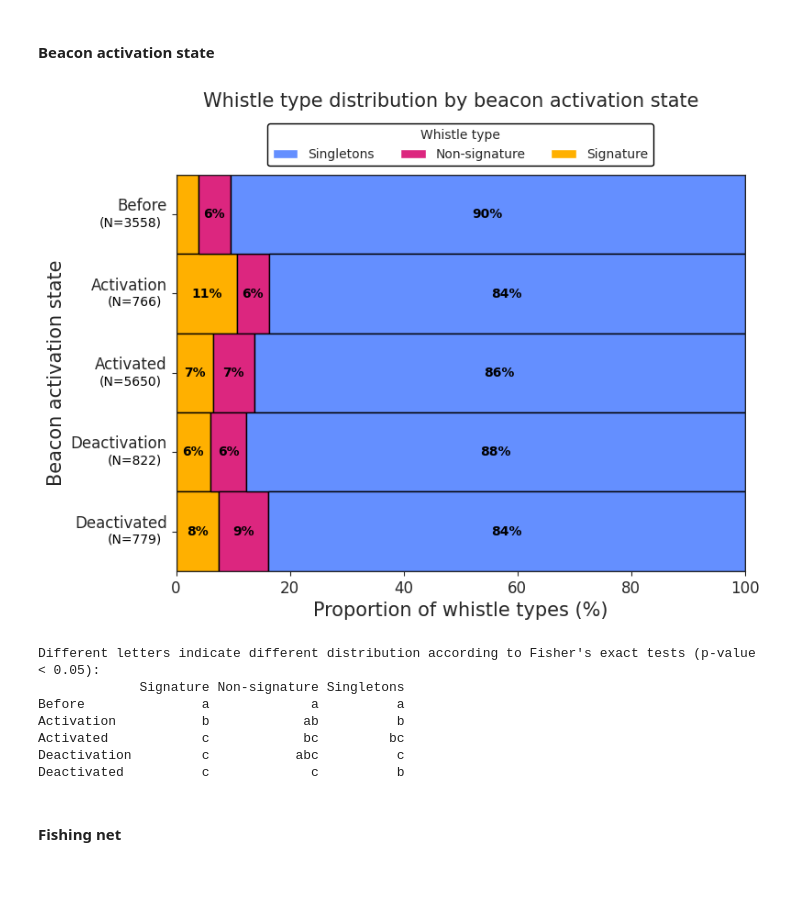
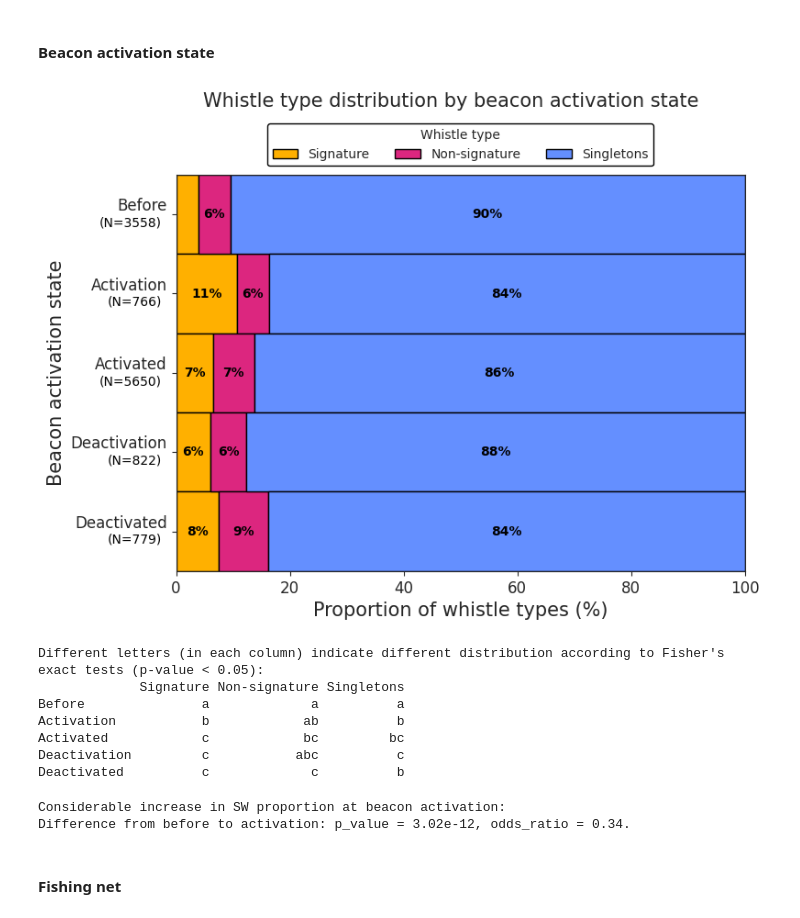
Before and after one commit to Loic-lhf/SIGWI, a Jupyter notebook: WCT_analysis.ipynb, the cells around one changed output. Cells and saved outputs as stored; diff of their text form; code cells hidden in the pictures; blank space fills up the shorter version.

```diff
--- a/WCT_analysis.ipynb
+++ b/WCT_analysis.ipynb
@@ -598,21 +605,26 @@ Socialising         c             a          f
 # %%
 fig_bea, axs_bea = horizontal_proportion_plot(
     df=results_df,
     ycol="clean_activation_state",
     hue="whistle_type",
     yorder=["BEF", "BEF+DUR", "DUR", "DUR+AFT", "AFT"],
     legend_title="Whistle type",
     ylabel="Beacon activation state",
     xlabel="Proportion of whistle types (%)",
     maintitle="Whistle type distribution by beacon activation state")
 
+axs_bea.legend(
+    labels=["Signature", "Non-signature", "Singletons"], title="Whistle type",
+    frameon=True, framealpha=1, edgecolor="black", fontsize=10,
+    bbox_to_anchor=(0.5, 1.075), loc='center', ncol=3)
+
 axs_bea.set_yticklabels(
     ["Before", "Activation", "Activated", "Deactivation", "Deactivated"])
 fig_bea.savefig("/home/loic/Pictures/CDD/proportion_beacon.pdf")
 plt.show()
 sns.reset_orig()
 # %% [output]
-[figure, old version]
+[figure, new version]
 # %%
 letter_df = pd.DataFrame(index=["Before", "Activation", "Activated", "Deactivation", "Deactivated"])
 for wtype in ["Signature", "Non-signature", "Singletons"]:
@@ -622,16 +634,24 @@ for wtype in ["Signature", "Non-signature", "Singletons"]:
         columns = ["BEF", "BEF+DUR", "DUR", "DUR+AFT", "AFT"]
     )
     letter_df[wtype] = letters
-print("Different letters indicate different distribution according to Fisher's exact tests (p-value < 0.05):")
+print("Different letters (in each column) indicate different distribution according to Fisher's exact tests (p-value < 0.05):")
 print(letter_df)
 # %% [output]
-Different letters indicate different distribution according to Fisher's exact tests (p-value < 0.05):
+Different letters (in each column) indicate different distribution according to Fisher's exact tests (p-value < 0.05):
              Signature Non-signature Singletons
 Before               a             a          a
 Activation           b            ab          b
 Activated            c            bc         bc
 Deactivation         c           abc          c
 Deactivated          c             c          b
+# %%
+print("Considerable increase in SW proportion at beacon activation:")
+row =  fisher_tests(results_df, 'whistle_type', 'Signature', 'clean_activation_state', alpha=0.05, get_values=True
+    )[["mod_1","mod_2","p_value","odds_ratio"]].iloc[0]
+print(f"Difference from before to activation: p_value = {row['p_value']:.2e}, odds_ratio = {row['odds_ratio']:.2f}.")
+# %% [output]
+Considerable increase in SW proportion at beacon activation:
+Difference from before to activation: p_value = 3.02e-12, odds_ratio = 0.34.
 # %% [markdown]
 #### Fishing net
 # %%
```
Also changed, not shown: parts of 8 cells of this notebook, 2 other files.
